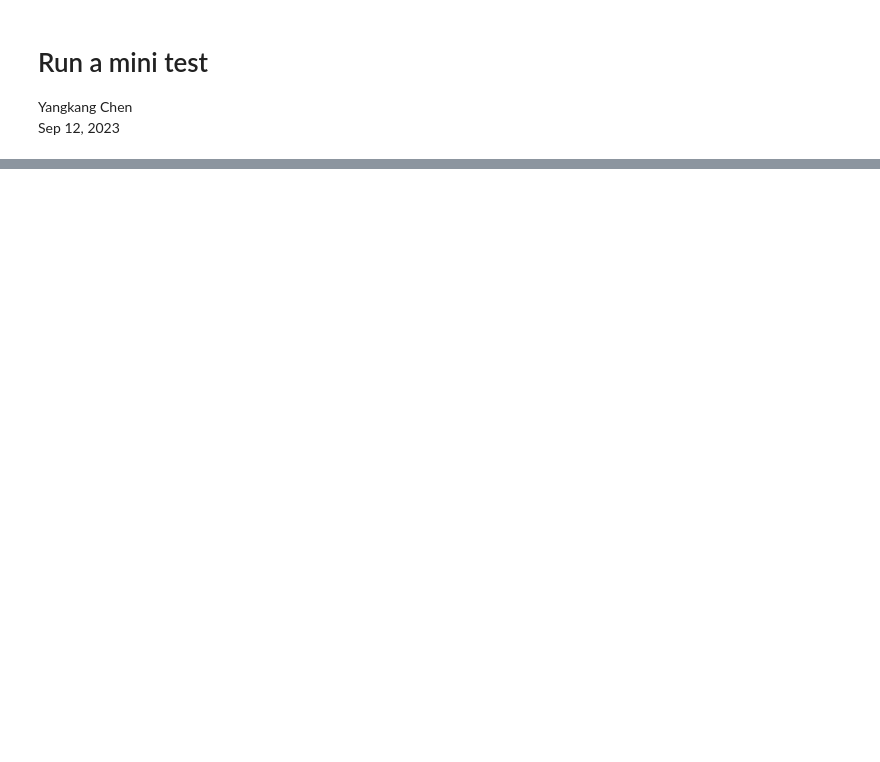
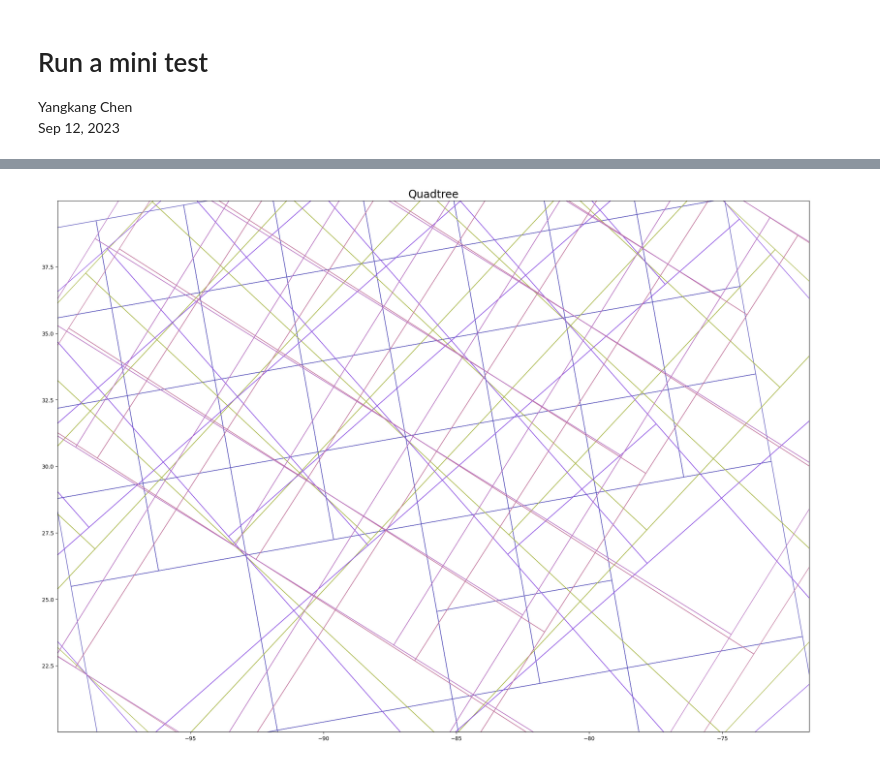
Before and after one commit to chenyangkang/stemflow, a Jupyter notebook: docs/Examples/00.Mini_test.ipynb, the cells around one changed output, grey strips where cells are left out. Saved outputs shown, nothing was run; the diff lists cells and outputs as text; code cells hidden in the pictures; blank space fills up the shorter version.

```diff
--- a/docs/Examples/00.Mini_test.ipynb
+++ b/docs/Examples/00.Mini_test.ipynb
@@ -60,3 +60,7 @@ watermark   : 2.3.1
 
 All Pass!
 Finish!
+# %%
+cls_fig
+# %% [output]
+[figure, added]
```
Also changed, not shown: parts of 1 cell of this notebook, 4 other files.
